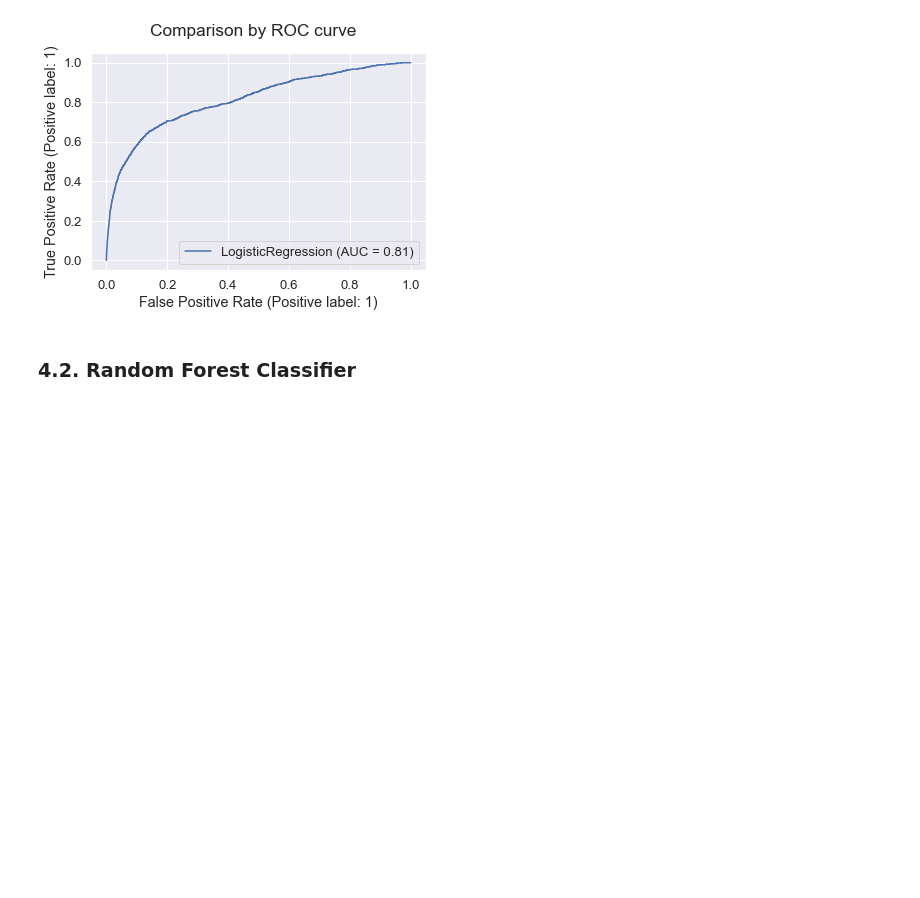
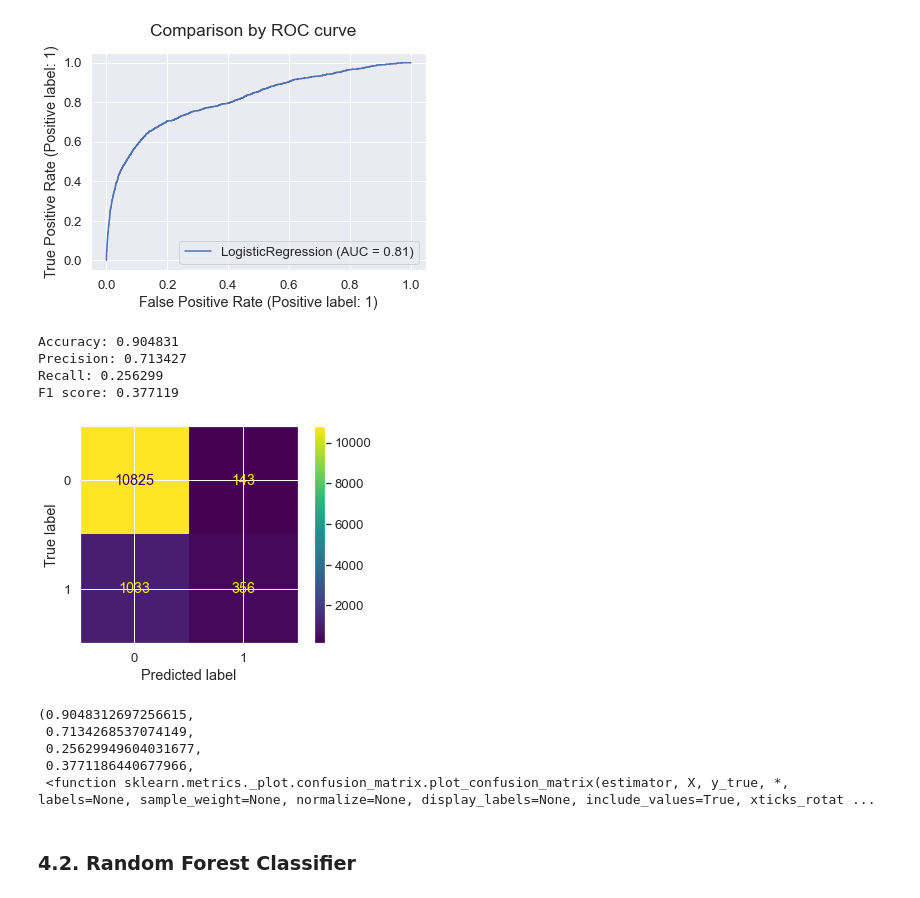
Before and after one commit to paulajve/Prediction-for-Suscription-to-Term-Deposit-of-Bank-Clients, a Jupyter notebook: Prediction for Suscription to Term Deposit of Bank Clients.ipynb, the cells around one changed output. Saved outputs shown, nothing was run; the diff lists cells and outputs as text; code cells hidden in the pictures; blank space fills up the shorter version.

```diff
--- a/Prediction for Suscription to Term Deposit of Bank Clients.ipynb
+++ b/Prediction for Suscription to Term Deposit of Bank Clients.ipynb
@@ -1132,3 +1168,22 @@ Index(['y'], dtype='object')
+# %%
+def scores (clf, y_true, y_pred):
+        # accuracy: (tp + tn) / (p + n)
+        accuracy = accuracy_score(y_true, y_pred)
+        print('Accuracy: %f' % accuracy)
+        # precision tp / (tp + fp)
+        precision = precision_score(y_true, y_pred)
+        print('Precision: %f' % precision)
+        # recall: tp / (tp + fn)
+        recall = recall_score(y_true, y_pred)
+        print('Recall: %f' % recall)
+        # f1: 2 tp / (2 tp + fp + fn)
+        f1 = f1_score(y_true, y_pred)
+        print('F1 score: %f' % f1)
+        # confusion matrix
+        confusion_matrix(y_true, y_pred)
+        plot_confusion_matrix(clf, X_test, y_test)
+        plt.show()
+        return accuracy, precision, recall, f1, plot_confusion_matrix
 # %% [markdown]
 ### 4.1. Baseline: Logistic Regression
 # %% [markdown]
@@ -1145,0 +1199,3 @@ time.process_time()
+# %%
+lr_predict = log_reg.predict(X_test)
+lr_predict
@@ -1179,6 +1234,19 @@ lr_plot.figure_.suptitle("Comparison by ROC curve")
 plt.show()
 # %% [output]
 [figure]
+# %%
+scores(log_reg, y_test, lr_predict)
+# %% [output]
+Accuracy: 0.904831
+Precision: 0.713427
+Recall: 0.256299
+F1 score: 0.377119
+[figure, added]
+(0.9048312697256615,
+ 0.7134268537074149,
+ 0.25629949604031677,
+ 0.3771186440677966,
+ <function sklearn.metrics._plot.confusion_matrix.plot_confusion_matrix(estimator, X, y_true, *, labels=None, sample_weight=None, normalize=None, display_labels=None, include_values=True, xticks_rotat ...
 # %% [markdown]
 ### 4.2. Random Forest Classifier
 # %% [markdown]
```
Also changed, not shown: parts of 127 cells of this notebook.
